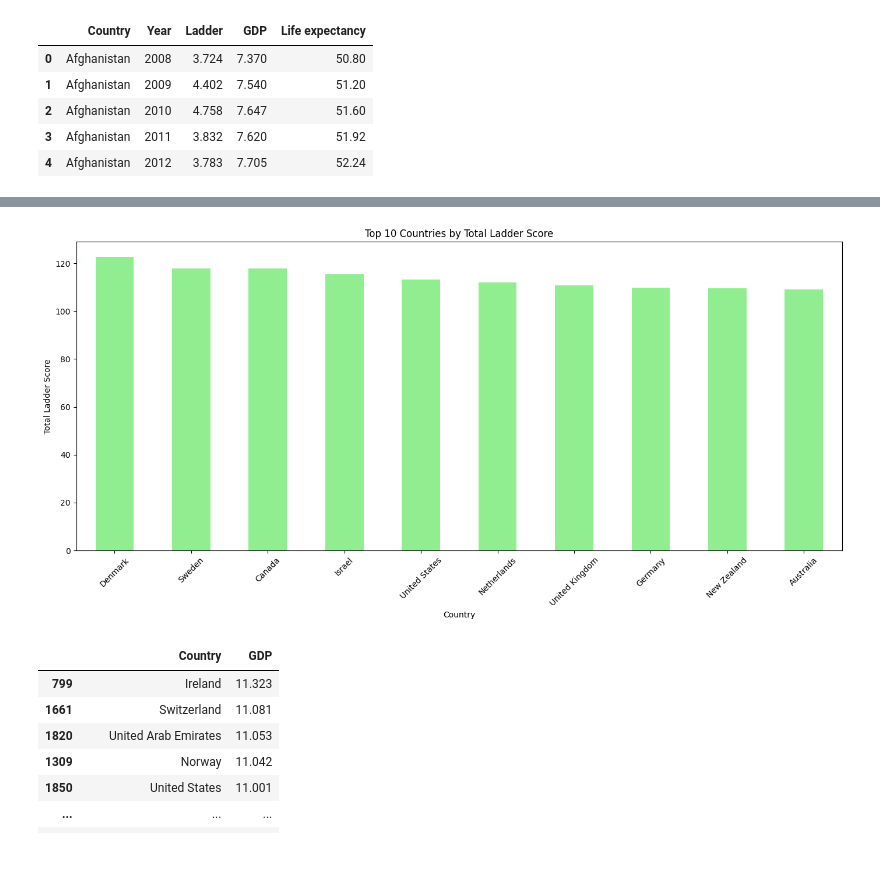
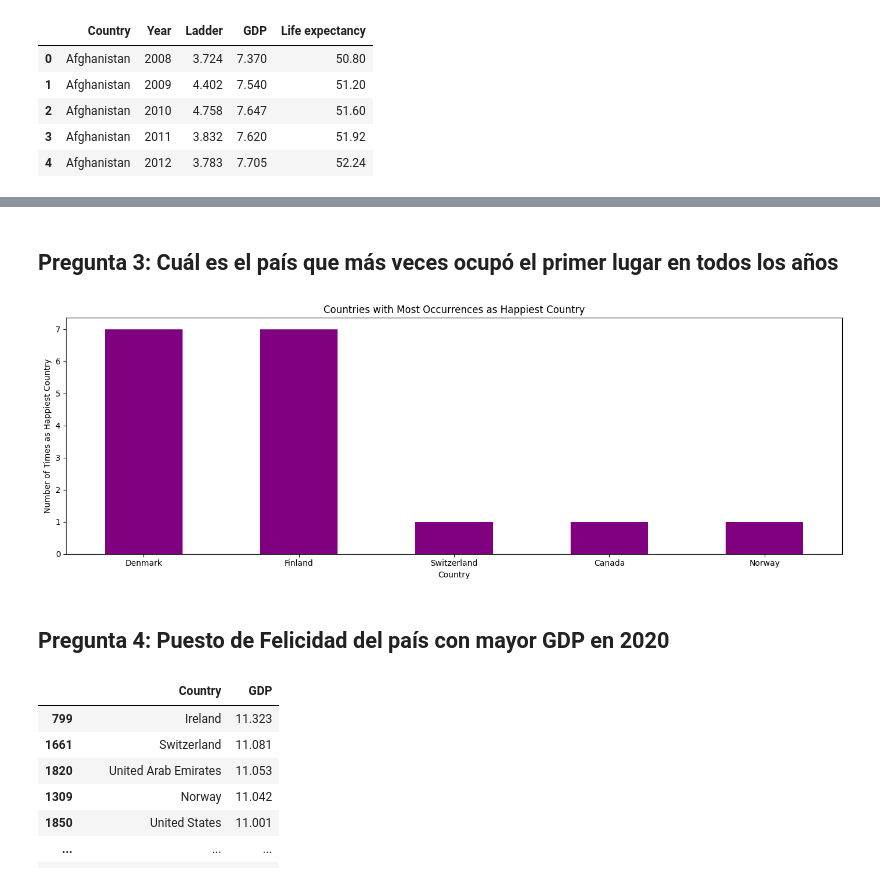
Before and after one commit to ferkuellar/BigData-Procesing, a Jupyter notebook: proyecto.ipynb, the cells around one changed output, grey strips where cells are left out. Cells and saved outputs as stored; diff of their text form; code cells hidden in the pictures.

```diff
--- a/proyecto.ipynb
+++ b/proyecto.ipynb
@@ -54,7 +54,7 @@ f_df1.head()
 # %%
 # Seleccionar y renombrar columnas para que coincidan
 
-f_df2 = df2[["Country name", "year", "Ladder score", "Logged GDP per capita", "Healthy life expectancy"]]
-f_df2.columns = ["Country", "Year", "Ladder", "GDP", "Life expectancy"]
+f_df2 = df2[["Country name",  "Regional indicator", "year", "Ladder score", "Logged GDP per capita", "Healthy life expectancy"]]
+f_df2.columns = ["Country", "Continente", "Year", "Ladder", "GDP", "Life expectancy"]
 f_df2.head()
 # %% [output]
@@ -179,0 +222,2 @@ El país que más veces ha sido el más feliz es: Denmark con un Ladder Score ac
+# %% [markdown]
+## Pregunta 3: Cuál es el país que más veces ocupó el primer lugar en todos los años
@@ -180,13 +243,18 @@ El país que más veces ha sido el más feliz es: Denmark con un Ladder Score ac
 # %%
-# Pregunta 3: País que más veces ha sido el más feliz
-# Gráfica de los 10 países con el Ladder score acumulado más alto
-plt.figure(figsize=(14, 7))
-top_countries.plot(kind='bar', color='lightgreen')
+# Calculamos el país con el mayor puntaje Ladder cada año
+top_country_by_year = df_maestro.loc[df_maestro.groupby('Year')['Ladder'].idxmax()]
+
+# Contamos las veces que cada país ha sido el más feliz
+top_country_counts = top_country_by_year['Country'].value_counts().head(5)
+
+# Gráfica de los 10 países que más veces han sido el más feliz
+plt.figure(figsize=(14, 5))
+top_country_counts.plot(kind='bar', color='purple')
 plt.xlabel('Country')
-plt.ylabel('Total Ladder Score')
-plt.title('Top 10 Countries by Total Ladder Score')
-plt.xticks(rotation=45)
+plt.ylabel('Number of Times as Happiest Country')
+plt.title('Countries with Most Occurrences as Happiest Country')
+plt.xticks(rotation=0)
 plt.tight_layout()
 plt.show()
 # %% [output]
-[figure, old version]
+[figure, new version]
@@ -197,3 +261,5 @@ happiness_rank_2020 = df_maestro[(df_maestro['Country'] == country_with_highest_
+# %% [markdown]
+## Pregunta 4: Puesto de Felicidad del país con mayor GDP en 2020
 # %%
 # Ordena el DataFrame por la columna 'GDP' en orden descendente para el año 2020
 gdp_2020_sorted = df_maestro[df_maestro['Year'] == 2020].sort_values('GDP', ascending=False)
```
Also changed, not shown: parts of 22 cells of this notebook.
